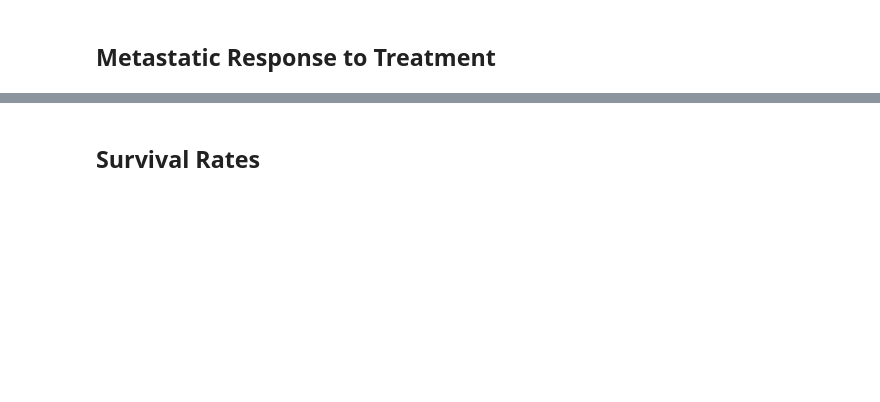
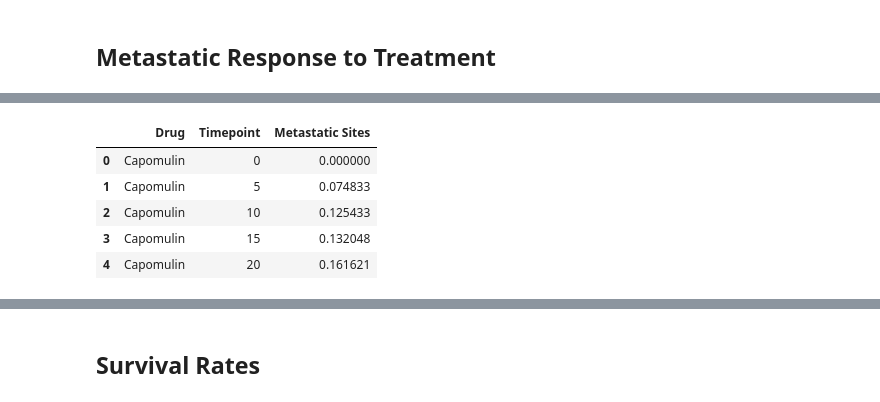
Before and after one commit to mavsanchez/matplotlib-challenge, a Jupyter notebook: Pymaceuticals/pymaceuticals_starter.ipynb, the cells around one changed output, grey strips where cells are left out. Saved outputs shown, nothing was run; the diff lists cells and outputs as text; code cells hidden in the pictures; blank space fills up the shorter version.

```diff
--- a/Pymaceuticals/pymaceuticals_starter.ipynb
+++ b/Pymaceuticals/pymaceuticals_starter.ipynb
@@ -134,6 +192,16 @@ plt.show()
 # %%
 # Store the Standard Error associated with Met. Sites Grouped by Drug and Timepoint
+meta_site_sem_df = combined_df.groupby(['Drug', 'Timepoint']).sem()['Metastatic Sites']
 
 # Convert to DataFrame
+meta_site_sem_df = meta_site_sem_df.reset_index()
 
 # Preview DataFrame
+meta_site_sem_df.head()
+# %% [output]
+|  | Drug | Timepoint | Metastatic Sites |
+| 0 | Capomulin | 0 | 0.000000 |
+| 1 | Capomulin | 5 | 0.074833 |
+| 2 | Capomulin | 10 | 0.125433 |
+| 3 | Capomulin | 15 | 0.132048 |
+| 4 | Capomulin | 20 | 0.161621 |
```
Also changed, not shown: parts of 15 cells of this notebook.
